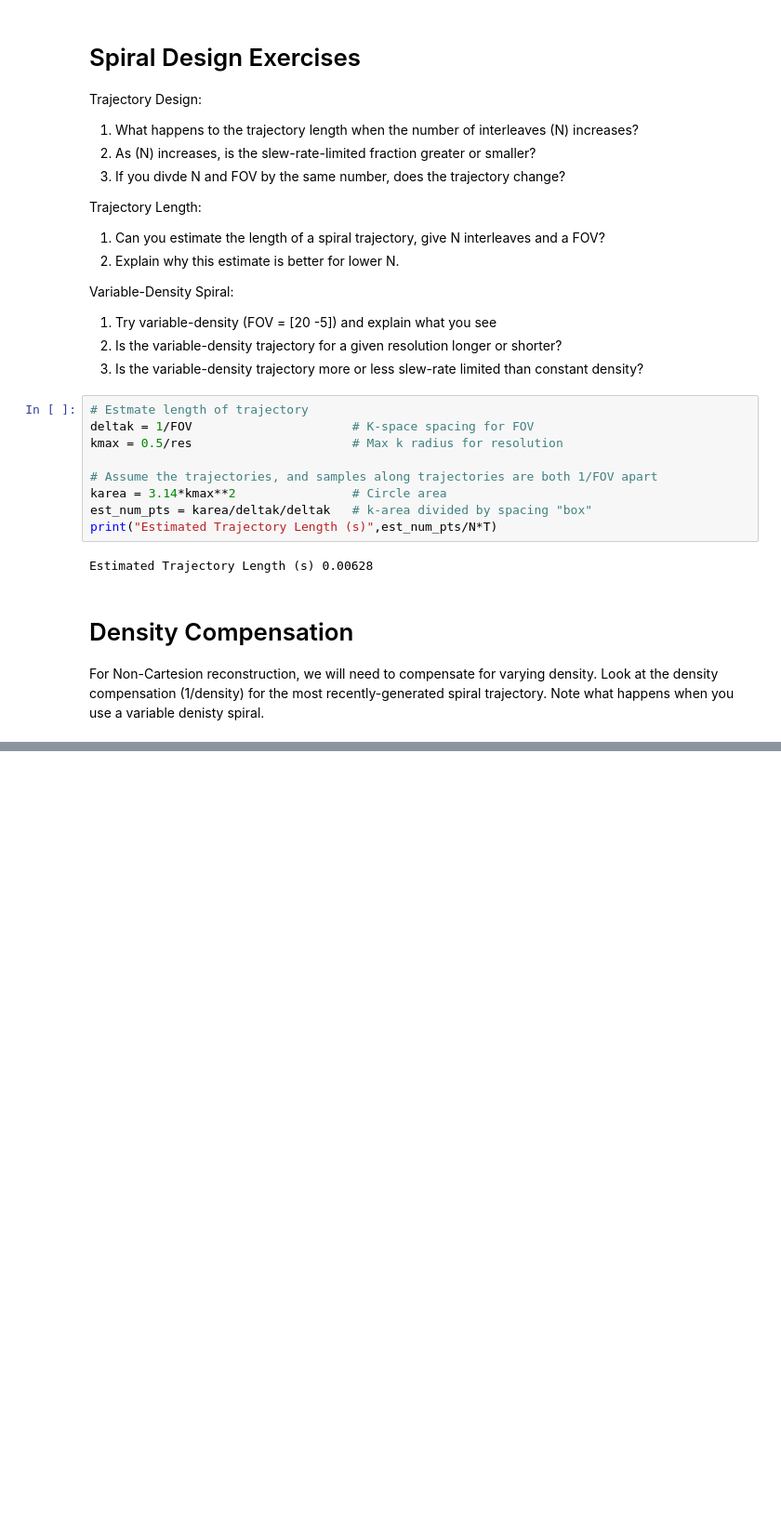
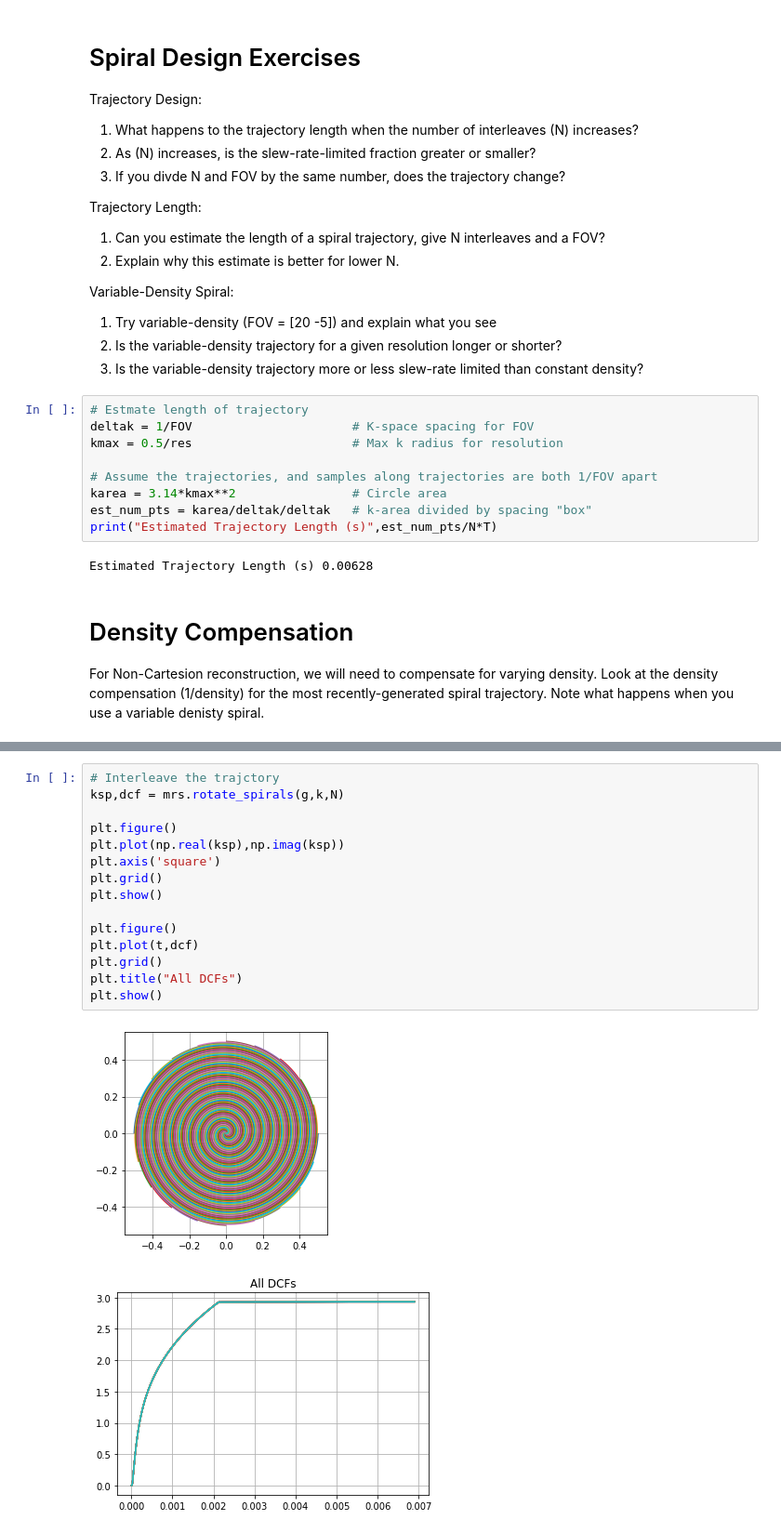
Before and after one commit to mribri999/MRSignalsSeqs, a Jupyter notebook: Python/Rad 229 - Class 15 Lecs11.ipynb, the cells around one changed output, grey strips where cells are left out. Shown at 93% size. Cells and saved outputs as stored; diff of their text form; blank space fills up the shorter version.

```diff
--- a/Python/Rad 229 - Class 15 Lecs11.ipynb
+++ b/Python/Rad 229 - Class 15 Lecs11.ipynb
@@ -109,0 +114,18 @@ Shape of dcf (1116,)
+# %%
+# Interleave the trajctory
+ksp,dcf = mrs.rotate_spirals(g,k,N)
+
+plt.figure()
+plt.plot(np.real(ksp),np.imag(ksp))
+plt.axis('square')
+plt.grid()
+plt.show()
+
+plt.figure()
+plt.plot(t,dcf)
+plt.grid()
+plt.title("All DCFs")
+plt.show()
+# %% [output]
+[figure, added]
+[figure, added]
```
Also changed, not shown: parts of 6 cells of this notebook, 1 other file.
